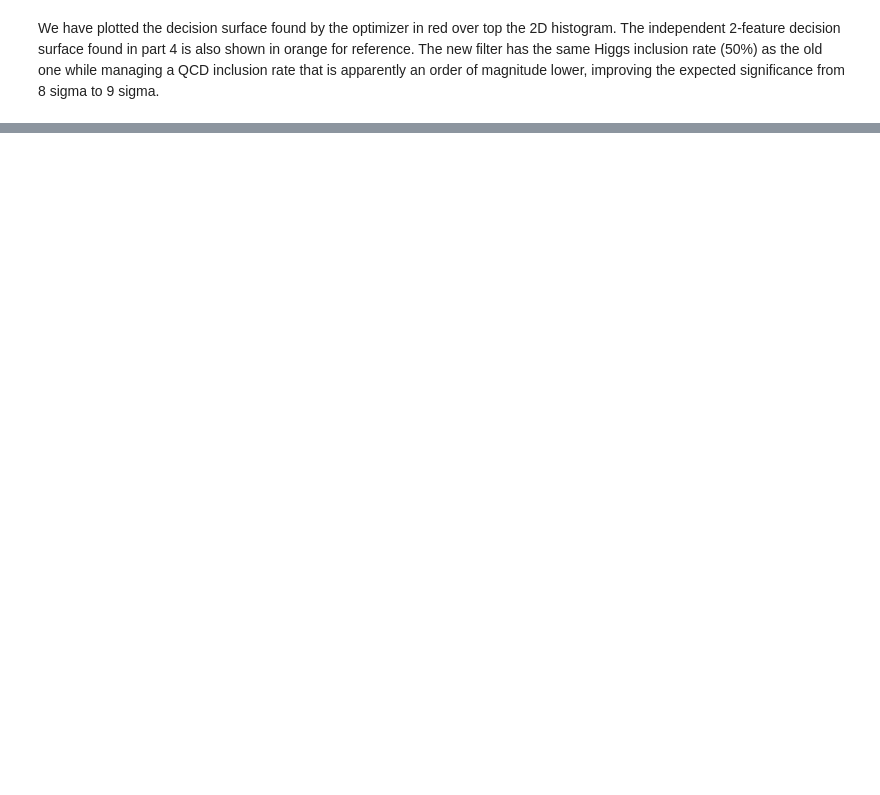
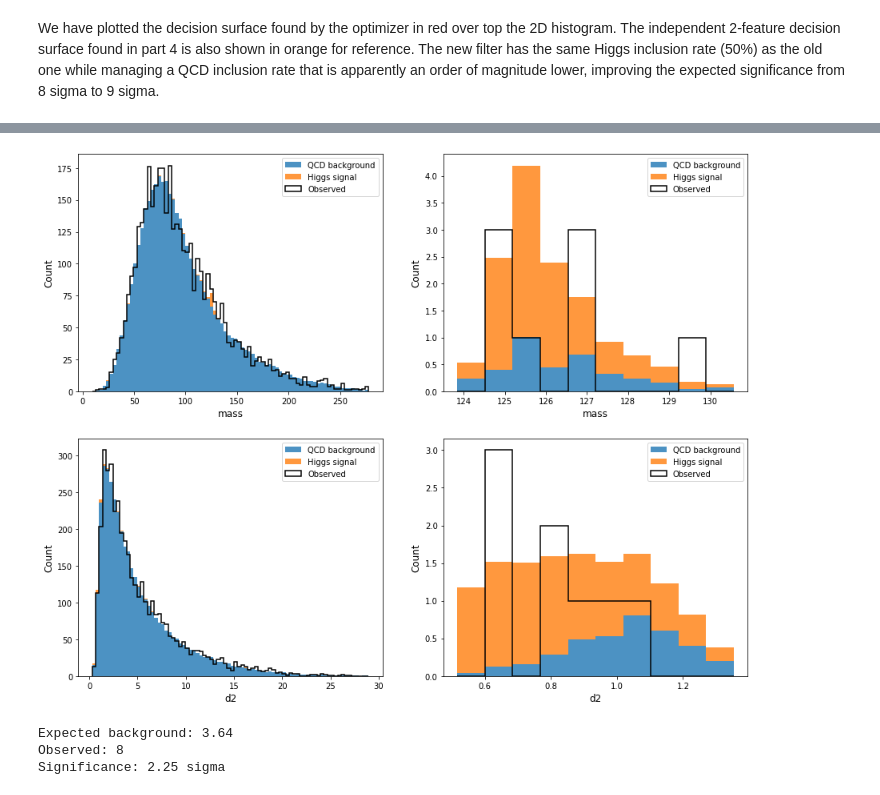
Before and after one commit to daultmccoy/phys434, a Jupyter notebook: LabFinal.ipynb, the cells around one changed output, grey strips where cells are left out. Drawn from its saved outputs; the diff is of its cells as text; code cells hidden in the pictures; blank space fills up the shorter version.

```diff
--- a/LabFinal.ipynb
+++ b/LabFinal.ipynb
@@ -284,0 +365,64 @@ We have plotted the decision surface found by the optimizer in red over top the
+# %%
+pex_low_tcut = pex_low[triangle_cut(pex_low, tcut_par)]
+
+higgs_weight_pexlow = 4060 * (100/20100) / 100000
+qcd_weight_pexlow = 4060 * (20000/20100) / 100000
+
+fig, ax_grid = plt.subplots(2,2, figsize=(15,12))
+
+for axs, feature in zip(ax_grid, ['mass', 'd2']):
+    ran = (qcd_data[feature].min(), np.percentile(qcd_data[feature], 99.9))
+    axs[0].hist(
+        [qcd_data[feature], higgs_data[feature]],
+        weights=[np.repeat(qcd_weight_pexlow, 100000), np.repeat(higgs_weight_pexlow, 100000)],
+        label=["QCD background", "Higgs signal"],
+        bins=80,
+        range=ran,
+        stacked=True,
+        alpha=0.8
+    )
+    axs[0].hist(
+        pex_low[feature],
+        label="Observed",
+        bins=80,
+        range=ran,
+        histtype='step',
+        linewidth=1.5,
+        color='black'
+    )
+
+    cut_ran = (qcd_data_tcut[feature].min(), qcd_data_tcut[feature].max())
+    axs[1].hist(
+        [qcd_data_tcut[feature], higgs_data_tcut[feature]],
+        weights=[np.repeat(qcd_weight_pexlow, qcd_data_tcut.shape[0]), np.repeat(higgs_weight_pexlow, higgs_data_tcut.shape[0])],
+        label=["QCD background", "Higgs signal"],
+        bins=10,
+        range=cut_ran,
+        stacked=True,
+        alpha=0.8
+    )
+    axs[1].hist(
+        pex_low_tcut[feature],
+        label="Observed",
+        bins=10,
+        range=cut_ran,
+        histtype='step',
+        linewidth=1.5,
+        color='black'
+    )
+
+    for ax in axs:
+        ax.legend()
+        ax.set_xlabel(feature, fontsize=12)
+        ax.set_ylabel("Count", fontsize=12)
+# %% [output]
+[figure, added]
+# %%
+Nqcd = qcd_data_tcut.shape[0] * qcd_weight_pexlow
+Nobs = pex_low_tcut.shape[0]
+sigma = stats.norm.isf(stats.poisson.sf(Nobs, mu=Nqcd))
+print(f"Expected background: {Nqcd:.3}\nObserved: {Nobs}\nSignificance: {sigma:.3} sigma")
+# %% [output]
+Expected background: 3.64
+Observed: 8
+Significance: 2.25 sigma
```
Also changed, not shown: parts of 16 cells of this notebook, 1 other file.
